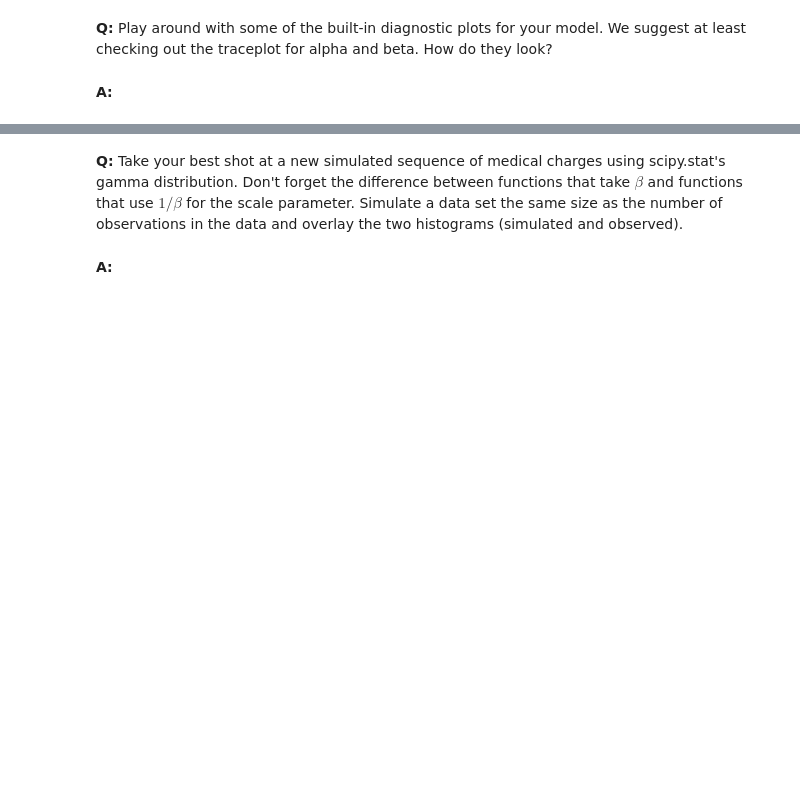
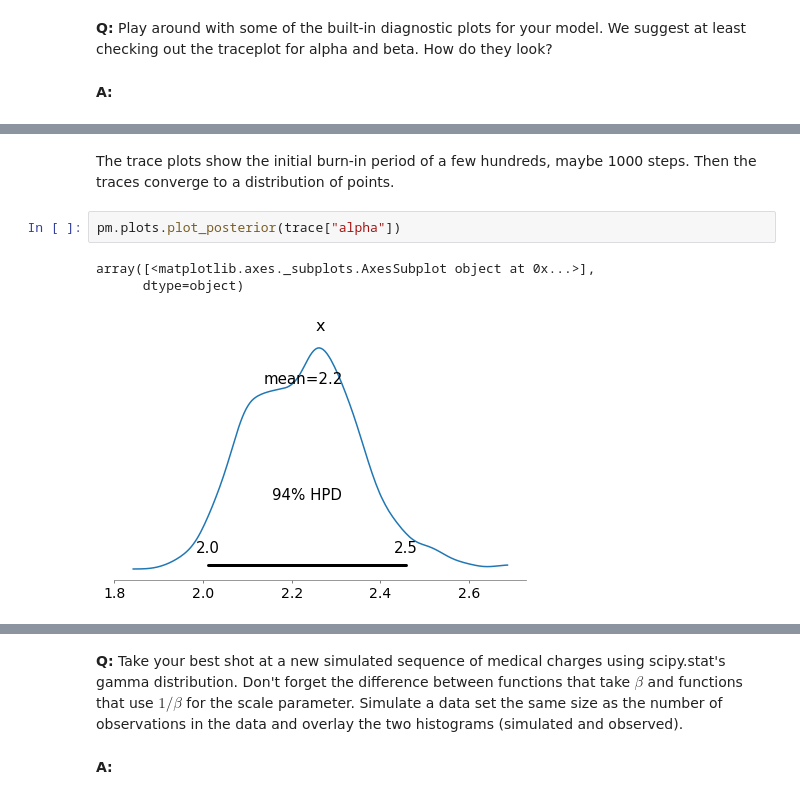
Before and after one commit to aspds18/Springboard_projects, a Jupyter notebook: Inferential_statistics_3q.ipynb, the cells around one changed output, grey strips where cells are left out. Saved outputs shown, nothing was run; the diff lists cells and outputs as text; blank space fills up the shorter version.

```diff
--- a/Inferential_statistics_3q.ipynb
+++ b/Inferential_statistics_3q.ipynb
@@ -190,0 +204,8 @@ __A:__
+# %% [markdown]
+The trace plots show the initial burn-in period of a few hundreds, maybe 1000 steps. Then the traces converge to a distribution of points.
+# %%
+pm.plots.plot_posterior(trace["alpha"])
+# %% [output]
+array([<matplotlib.axes._subplots.AxesSubplot object at 0x...>],
+      dtype=object)
+[figure, added]
```
Also changed, not shown: parts of 8 cells of this notebook.
